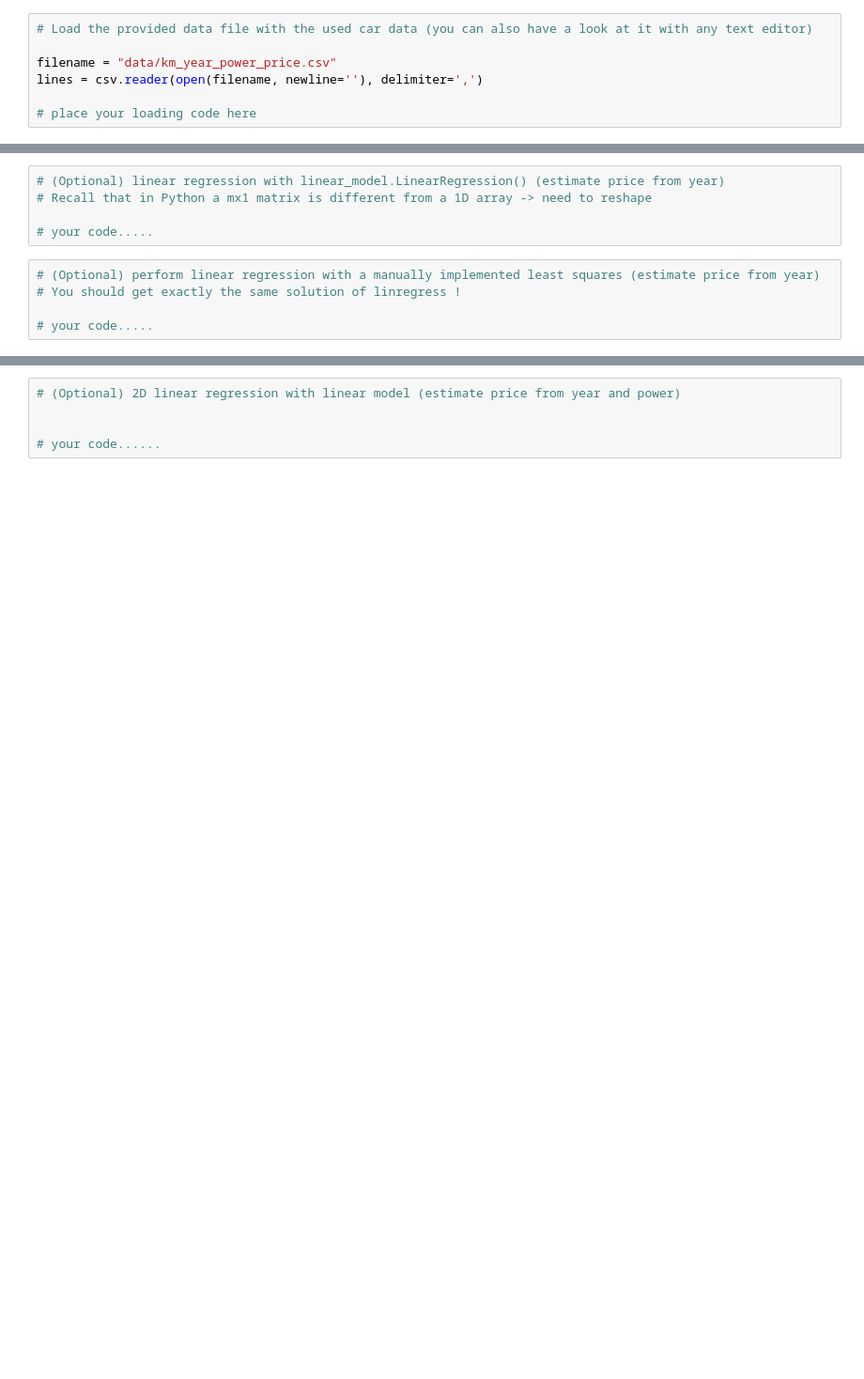
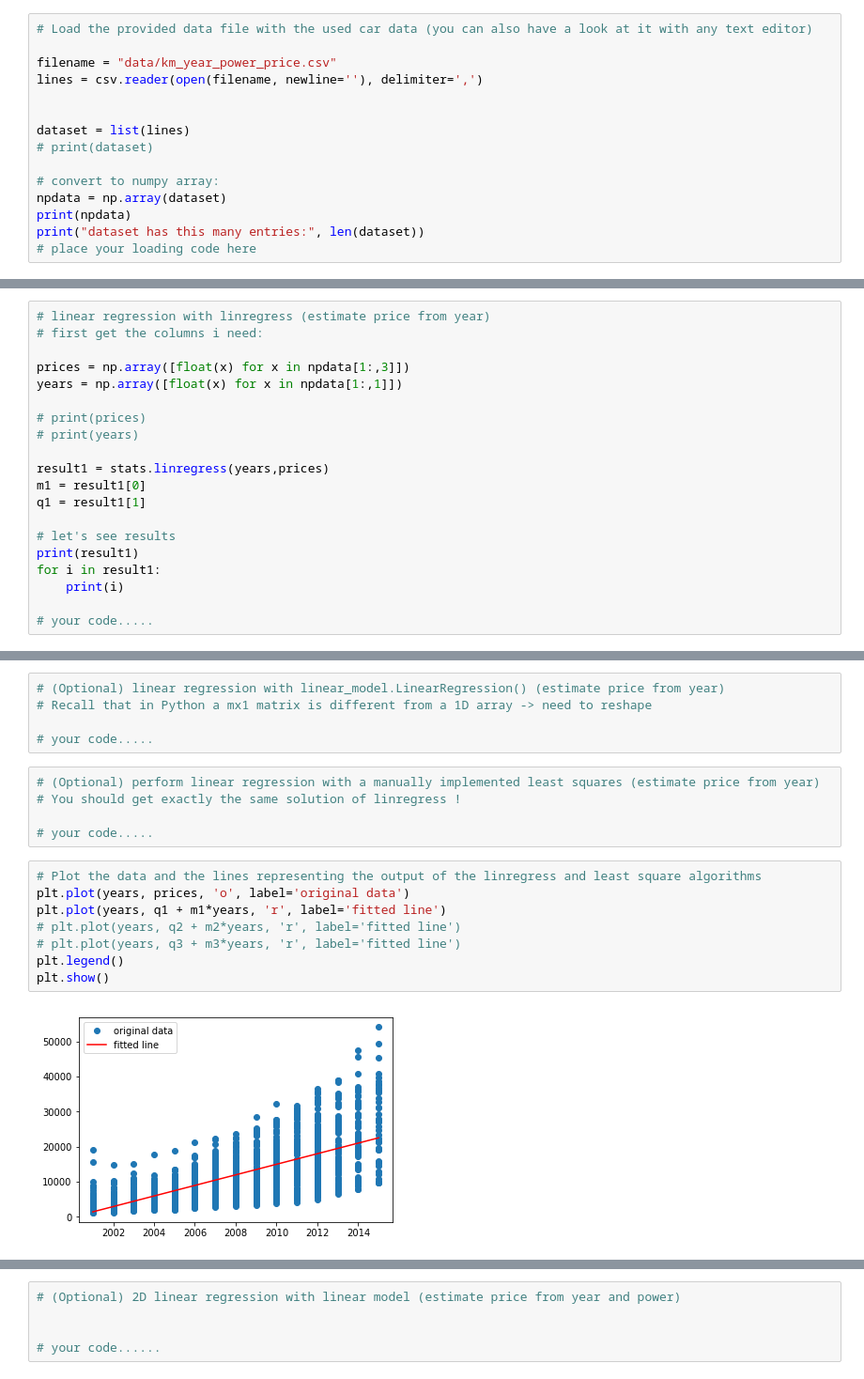
Before and after one commit to FilippoD99/MLlab, a Jupyter notebook: Lab 0 Intro to Python-20261020/Lab 0 assignment.ipynb, the cells around one changed output, grey strips where cells are left out. Shown at 94% size. Drawn from its saved outputs; the diff is of its cells as text; blank space fills up the shorter version.

Commit message:
Basic solution to first ML lab session done in class

```diff
--- a/Lab 0 Intro to Python-20261020/Lab 0 assignment.ipynb
+++ b/Lab 0 Intro to Python-20261020/Lab 0 assignment.ipynb
@@ -30,4 +30,12 @@ from sklearn import linear_model
 filename = "data/km_year_power_price.csv"
 lines = csv.reader(open(filename, newline=''), delimiter=',')
 
+
+dataset = list(lines)
+# print(dataset)
+
+# convert to numpy array:
+npdata = np.array(dataset)
+print(npdata)
+print("dataset has this many entries:", len(dataset))
 # place your loading code here
@@ -40,0 +54,20 @@ You can make a simple 1D regression from each one of the parameters independentl
+# %%
+# linear regression with linregress (estimate price from year)
+# first get the columns i need:
+
+prices = np.array([float(x) for x in npdata[1:,3]])
+years = np.array([float(x) for x in npdata[1:,1]])
+
+# print(prices)
+# print(years)
+
+result1 = stats.linregress(years,prices)
+m1 = result1[0]
+q1 = result1[1]
+
+# let's see results
+print(result1)
+for i in result1:
+    print(i)
+
+# your code.....
@@ -48,3 +88,13 @@ You can make a simple 1D regression from each one of the parameters independentl
 # You should get exactly the same solution of linregress !
 
 # your code.....
+# %%
+# Plot the data and the lines representing the output of the linregress and least square algorithms
+plt.plot(years, prices, 'o', label='original data')
+plt.plot(years, q1 + m1*years, 'r', label='fitted line')
+# plt.plot(years, q2 + m2*years, 'r', label='fitted line')
+# plt.plot(years, q3 + m3*years, 'r', label='fitted line')
+plt.legend()
+plt.show()
+# %% [output]
+[figure, added]
```
Also changed, not shown: parts of 11 cells of this notebook, 1 other file.
